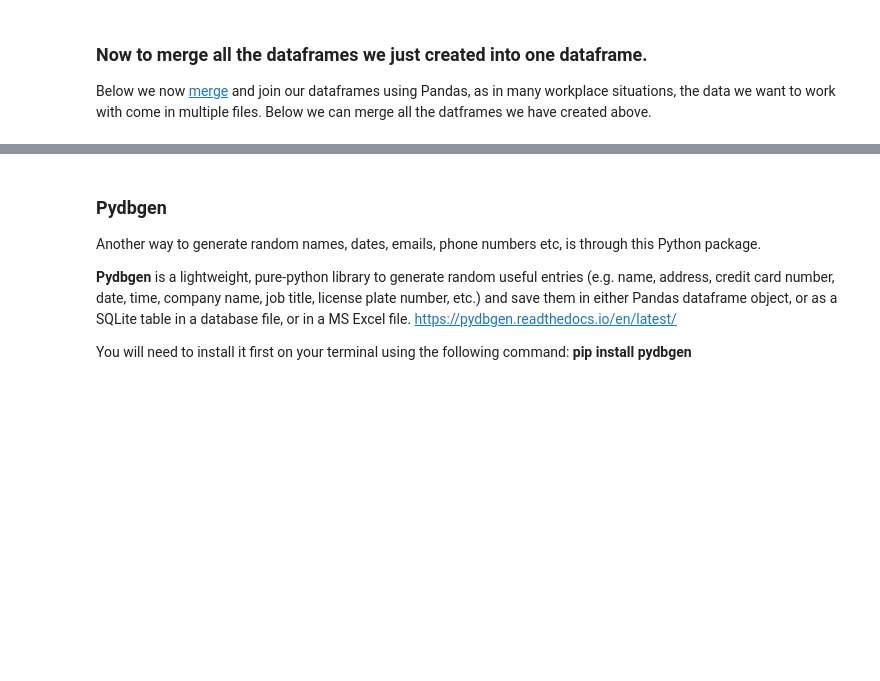
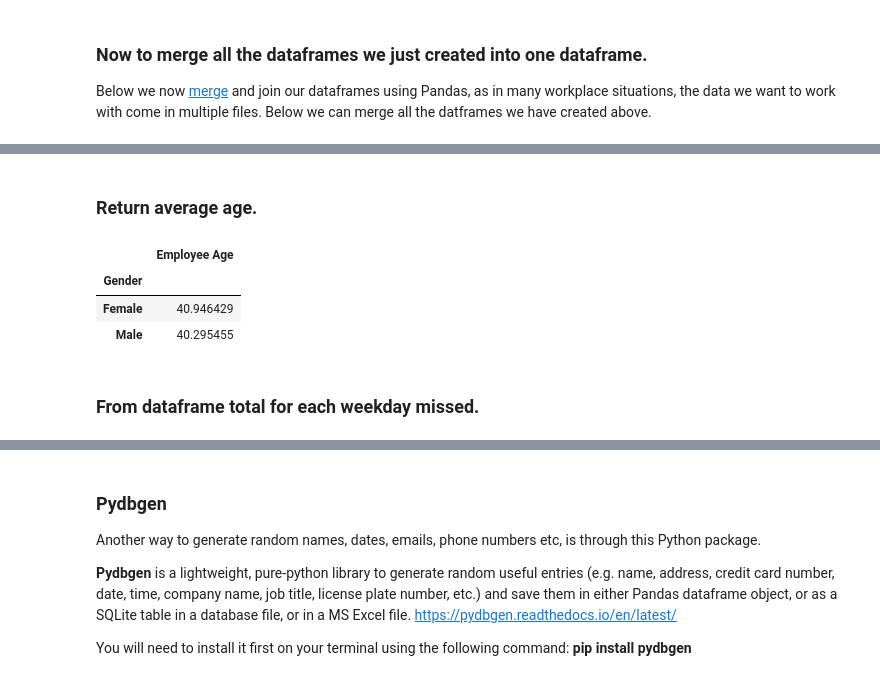
Before and after one commit to daithimarkham/Programming-for-Data-Analysis-Project-2019, a Jupyter notebook: Programming for Data Analysis Project 2019.ipynb, the cells around one changed output, grey strips where cells are left out. Saved outputs shown, nothing was run; the diff lists cells and outputs as text; code cells hidden in the pictures; blank space fills up the shorter version.

```diff
--- a/Programming for Data Analysis Project 2019.ipynb
+++ b/Programming for Data Analysis Project 2019.ipynb
@@ -344,0 +310,11 @@ dtype: object
+# %% [markdown]
+### Return average age.
+# %%
+Main_df.groupby(["Gender"]).mean()
+# %% [output]
+|  | Employee Age |
+| Gender |  |
+| Female | 40.946429 |
+| Male | 40.295455 |
+# %% [markdown]
+### From dataframe total for each weekday missed.
```
Also changed, not shown: parts of 26 cells of this notebook, 1 other file.
